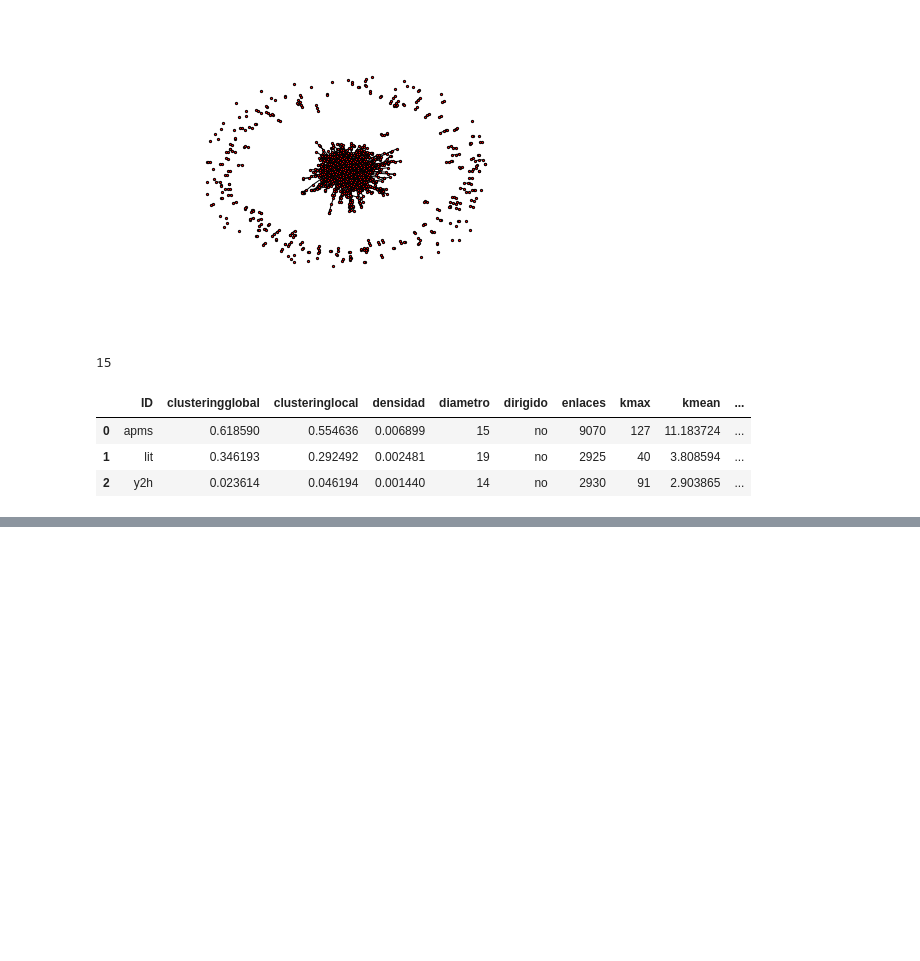
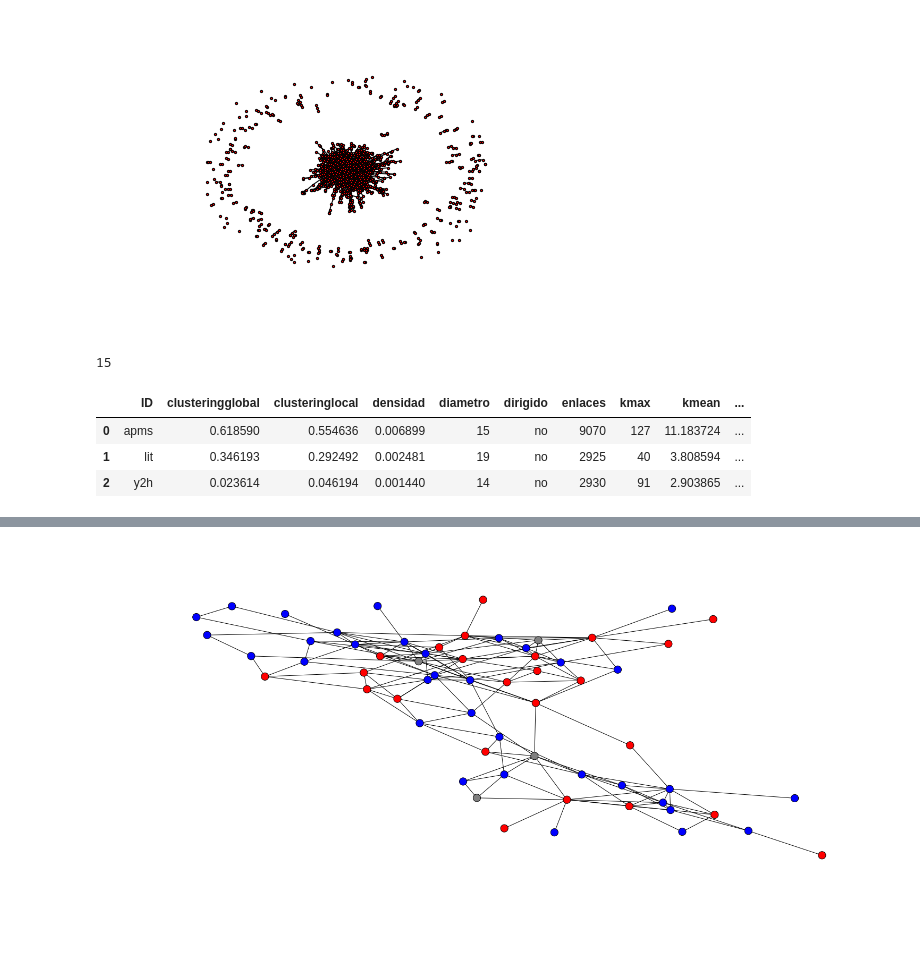
Before and after one commit to alangivre/TP1, a Jupyter notebook: TP1.ipynb, the cells around one changed output, grey strips where cells are left out. Saved outputs shown, nothing was run; the diff lists cells and outputs as text; code cells hidden in the pictures; blank space fills up the shorter version.

```diff
--- a/TP1.ipynb
+++ b/TP1.ipynb
@@ -70,0 +81,2 @@ info
+# %%
+generos=ldata('tc01_data/dolphinsGender.txt')
@@ -70,0 +87,15 @@ info
+# %%
+for delfin in generos:
+    delfines.node[delfin[0]]["genero"]=delfin[1]
+# %%
+plt.figure(figsize=(20,10))
+nx.draw(delfines,
+        width=1,
+        node_color=["blue" if g=="m" else "red" if g=="f" else "grey"  for g in nx.get_node_attributes(delfines, "genero").values()],
+        node_size=200,
+        with_labels=False,
+       pos=nx.fruchterman_reingold_layout(delfines)
+       )
+plt.show()
+# %% [output]
+[figure, added]
```
Also changed, not shown: parts of 7 cells of this notebook.
